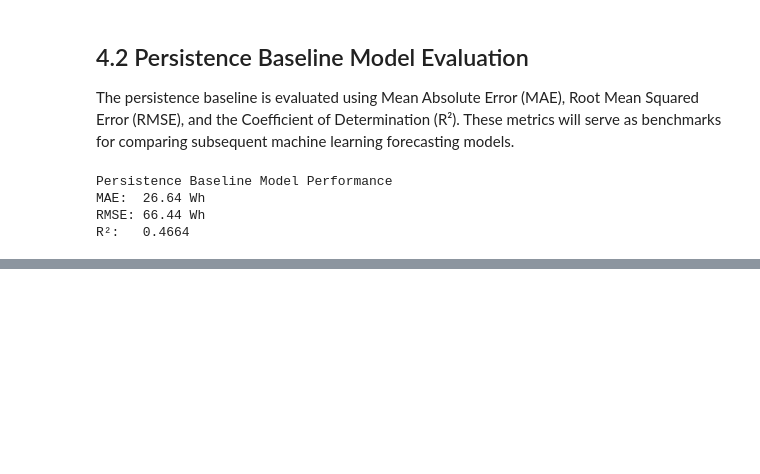
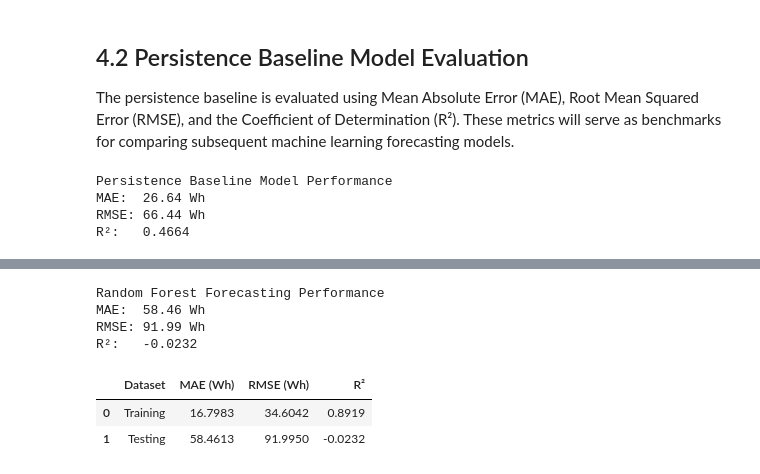
Before and after one commit to damisar/Smart_Home_Energy_Consumption_Prediction, a Jupyter notebook: notebook/Smart_Home_Energy_Consumption_Prediction.ipynb, the cells around one changed output, grey strips where cells are left out. Cells and saved outputs as stored; diff of their text form; code cells hidden in the pictures; blank space fills up the shorter version.

```diff
--- a/notebook/Smart_Home_Energy_Consumption_Prediction.ipynb
+++ b/notebook/Smart_Home_Energy_Consumption_Prediction.ipynb
@@ -1177,0 +1277,54 @@ R²:   0.4664
+# %%
+# Section 4.5.2: Evaluate Random Forest Forecasting Performance
+
+# Calculate evaluation metrics
+rf_mae = mean_absolute_error(y_test_forecast, y_pred_rf)
+
+rf_rmse = np.sqrt(
+    mean_squared_error(y_test_forecast, y_pred_rf)
+)
+
+rf_r2 = r2_score(y_test_forecast, y_pred_rf)
+
+# Display results
+print("Random Forest Forecasting Performance")
+print(f"MAE:  {rf_mae:.2f} Wh")
+print(f"RMSE: {rf_rmse:.2f} Wh")
+print(f"R²:   {rf_r2:.4f}")
+# %% [output]
+Random Forest Forecasting Performance
+MAE:  58.46 Wh
+RMSE: 91.99 Wh
+R²:   -0.0232
+# %%
+# Section 4.5.3: Check Random Forest for Overfitting
+
+# Generate predictions on the training dataset
+y_pred_rf_train = rf_model.predict(X_train_forecast)
+
+# Calculate training performance
+rf_train_mae = mean_absolute_error(
+    y_train_forecast, y_pred_rf_train
+)
+
+rf_train_rmse = np.sqrt(
+    mean_squared_error(y_train_forecast, y_pred_rf_train)
+)
+
+rf_train_r2 = r2_score(
+    y_train_forecast, y_pred_rf_train
+)
+
+# Compare training and testing performance
+rf_overfitting_check = pd.DataFrame({
+    "Dataset": ["Training", "Testing"],
+    "MAE (Wh)": [rf_train_mae, rf_mae],
+    "RMSE (Wh)": [rf_train_rmse, rf_rmse],
+    "R²": [rf_train_r2, rf_r2]
+})
+
+display(rf_overfitting_check.round(4))
+# %% [output]
+|  | Dataset | MAE (Wh) | RMSE (Wh) | R² |
+| 0 | Training | 16.7983 | 34.6042 | 0.8919 |
+| 1 | Testing | 58.4613 | 91.9950 | -0.0232 |
```
Also changed, not shown: parts of 13 cells of this notebook.
